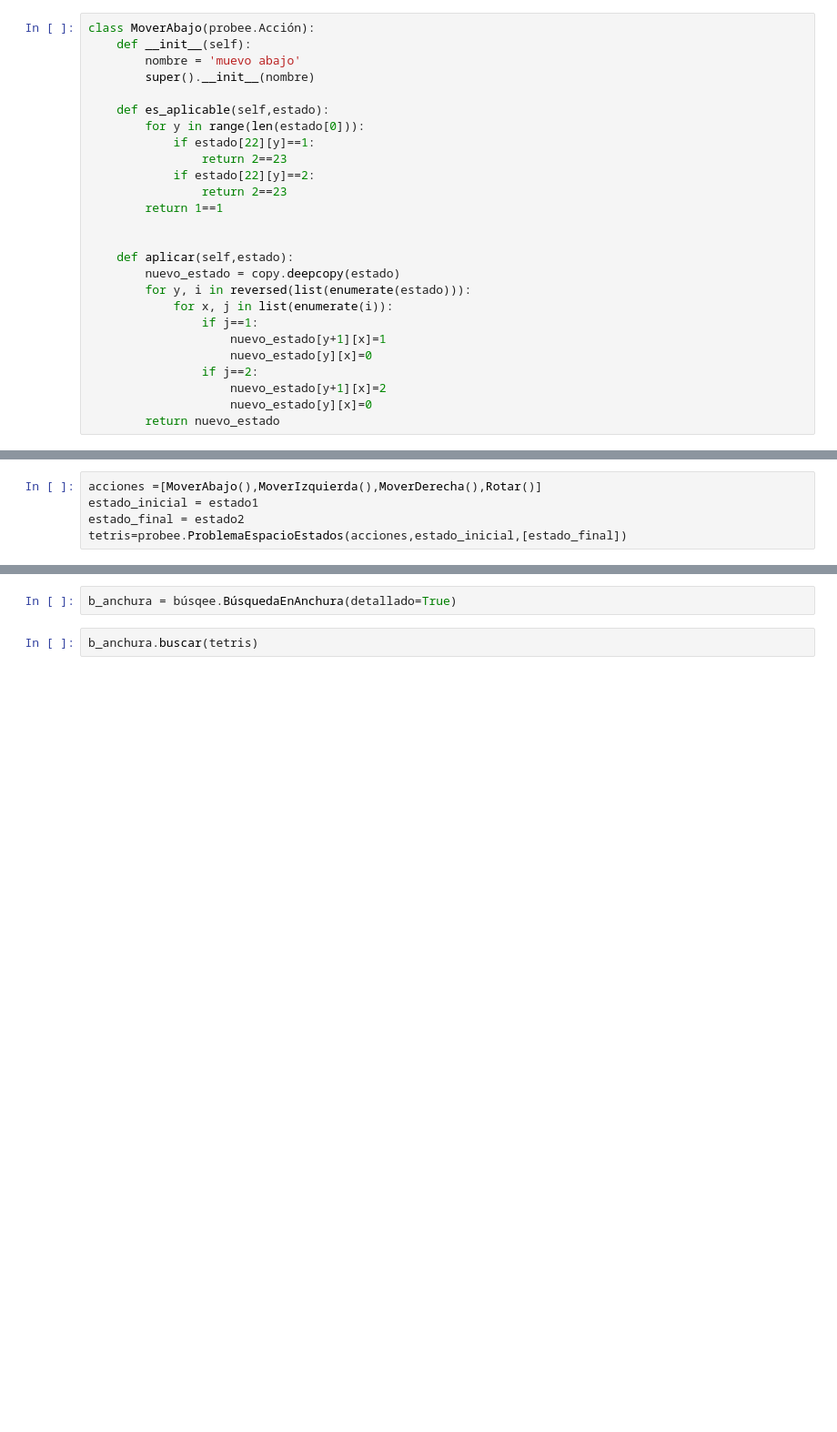
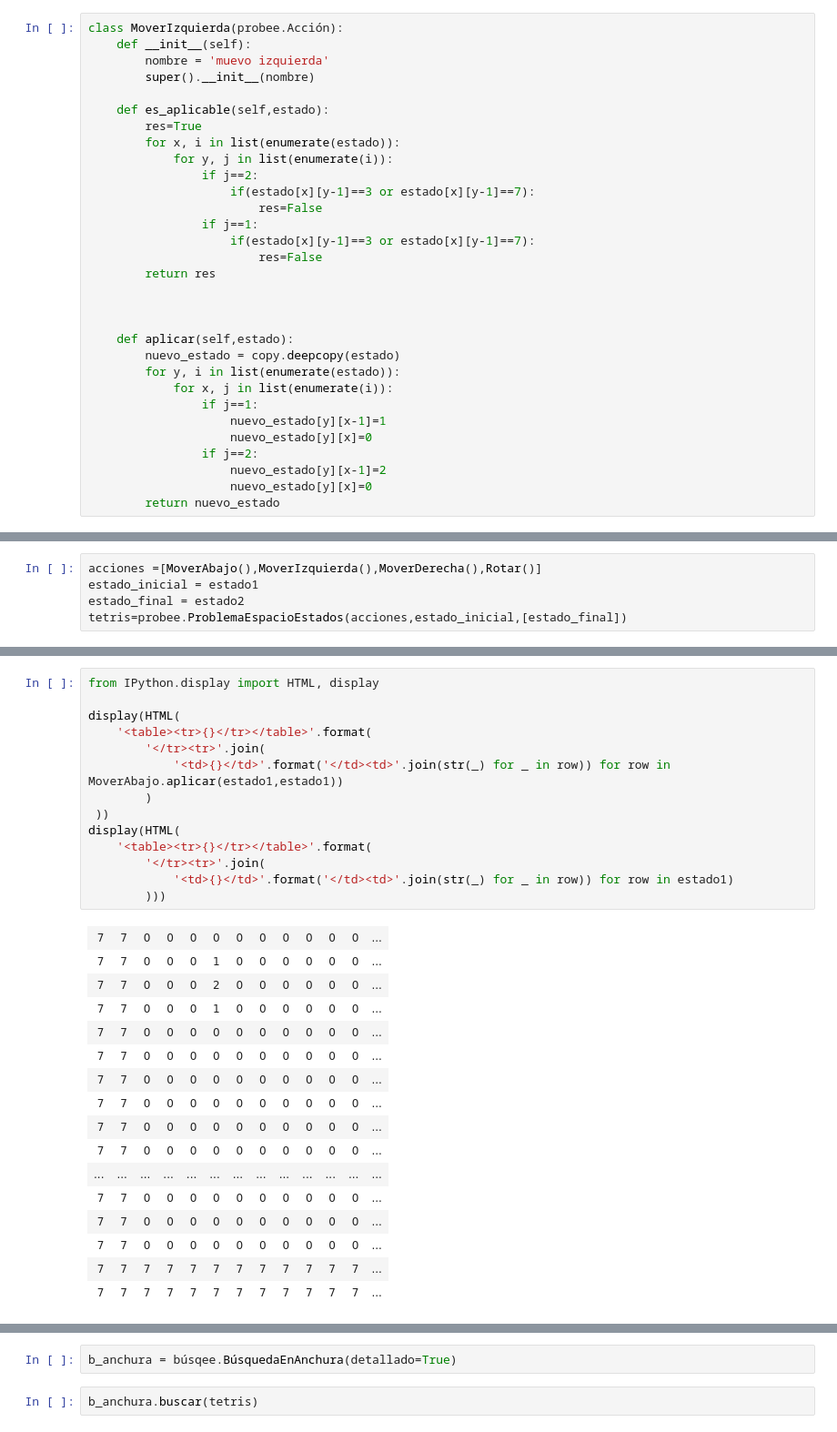
Before and after one commit to AlejandroMonteseirin/IA-Inteligencia-Artificial-Tetris, a Jupyter notebook: Tetris.ipynb, the cells around one changed output, grey strips where cells are left out. Shown: that part at 91% size. Cells and saved outputs as stored; diff of their text form; blank space fills up the shorter version.

```diff
--- a/Tetris.ipynb
+++ b/Tetris.ipynb
@@ -53,27 +99,32 @@ estado2=   [[0, 0, 0, 0, 0, 0, 0, 0, 0, 0],
 # %%
-class MoverAbajo(probee.Acción):
+class MoverIzquierda(probee.Acción):
     def __init__(self):
-        nombre = 'muevo abajo'
+        nombre = 'muevo izquierda'
         super().__init__(nombre)
 
     def es_aplicable(self,estado):
-        for y in range(len(estado[0])):
-            if estado[22][y]==1:
-                return 2==23
-            if estado[22][y]==2:
-                return 2==23
-        return 1==1
+        res=True
+        for x, i in list(enumerate(estado)):
+            for y, j in list(enumerate(i)):
+                if j==2:
+                    if(estado[x][y-1]==3 or estado[x][y-1]==7):
+                        res=False
+                if j==1:
+                    if(estado[x][y-1]==3 or estado[x][y-1]==7):
+                        res=False
+        return res
+
 
 
     def aplicar(self,estado):
         nuevo_estado = copy.deepcopy(estado)
-        for y, i in reversed(list(enumerate(estado))):
+        for y, i in list(enumerate(estado)):
             for x, j in list(enumerate(i)):
                 if j==1:
-                    nuevo_estado[y+1][x]=1
+                    nuevo_estado[y][x-1]=1
                     nuevo_estado[y][x]=0
                 if j==2:
-                    nuevo_estado[y+1][x]=2
+                    nuevo_estado[y][x-1]=2
                     nuevo_estado[y][x]=0
         return nuevo_estado
 # %%
@@ -222,0 +278,31 @@ print(MoverAbajo.aplicar(estado1,estado1))
+# %%
+from IPython.display import HTML, display
+
+display(HTML(
+    '<table><tr>{}</tr></table>'.format(
+        '</tr><tr>'.join(
+            '<td>{}</td>'.format('</td><td>'.join(str(_) for _ in row)) for row in MoverAbajo.aplicar(estado1,estado1))
+        )
+ ))
+display(HTML(
+    '<table><tr>{}</tr></table>'.format(
+        '</tr><tr>'.join(
+            '<td>{}</td>'.format('</td><td>'.join(str(_) for _ in row)) for row in estado1)
+        )))
+# %% [output]
+| 7 | 7 | 0 | 0 | 0 | 0 | 0 | 0 | 0 | 0 | 0 | 0 | ... |
+| 7 | 7 | 0 | 0 | 0 | 1 | 0 | 0 | 0 | 0 | 0 | 0 | ... |
+| 7 | 7 | 0 | 0 | 0 | 2 | 0 | 0 | 0 | 0 | 0 | 0 | ... |
+| 7 | 7 | 0 | 0 | 0 | 1 | 0 | 0 | 0 | 0 | 0 | 0 | ... |
+| 7 | 7 | 0 | 0 | 0 | 0 | 0 | 0 | 0 | 0 | 0 | 0 | ... |
+| 7 | 7 | 0 | 0 | 0 | 0 | 0 | 0 | 0 | 0 | 0 | 0 | ... |
+| 7 | 7 | 0 | 0 | 0 | 0 | 0 | 0 | 0 | 0 | 0 | 0 | ... |
+| 7 | 7 | 0 | 0 | 0 | 0 | 0 | 0 | 0 | 0 | 0 | 0 | ... |
+| 7 | 7 | 0 | 0 | 0 | 0 | 0 | 0 | 0 | 0 | 0 | 0 | ... |
+| 7 | 7 | 0 | 0 | 0 | 0 | 0 | 0 | 0 | 0 | 0 | 0 | ... |
+| ... | ... | ... | ... | ... | ... | ... | ... | ... | ... | ... | ... | ... |
+| 7 | 7 | 0 | 0 | 0 | 0 | 0 | 0 | 0 | 0 | 0 | 0 | ... |
+| 7 | 7 | 0 | 0 | 0 | 0 | 0 | 0 | 0 | 0 | 0 | 0 | ... |
+| 7 | 7 | 0 | 0 | 0 | 0 | 0 | 0 | 0 | 0 | 0 | 0 | ... |
+| 7 | 7 | 7 | 7 | 7 | 7 | 7 | 7 | 7 | 7 | 7 | 7 | ... |
+| 7 | 7 | 7 | 7 | 7 | 7 | 7 | 7 | 7 | 7 | 7 | 7 | ... |
```
Also changed, not shown: parts of 13 cells of this notebook.
